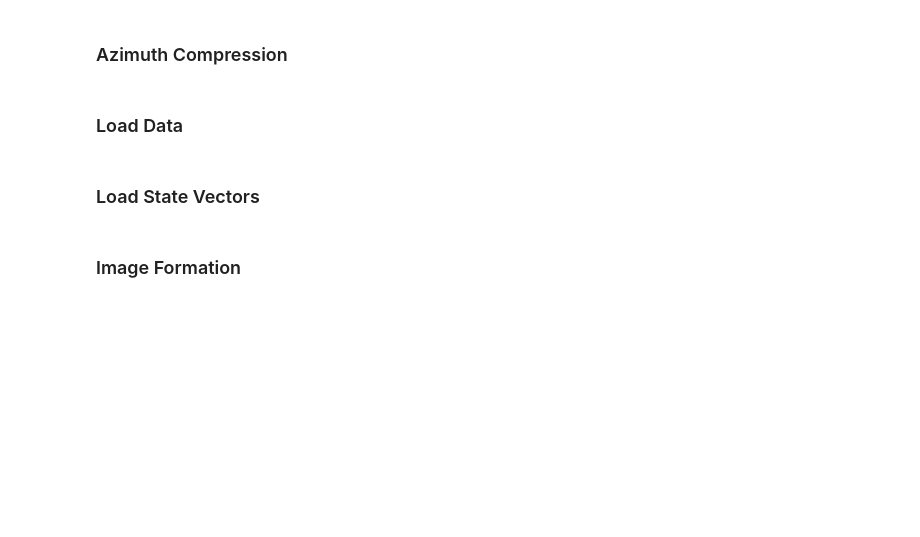
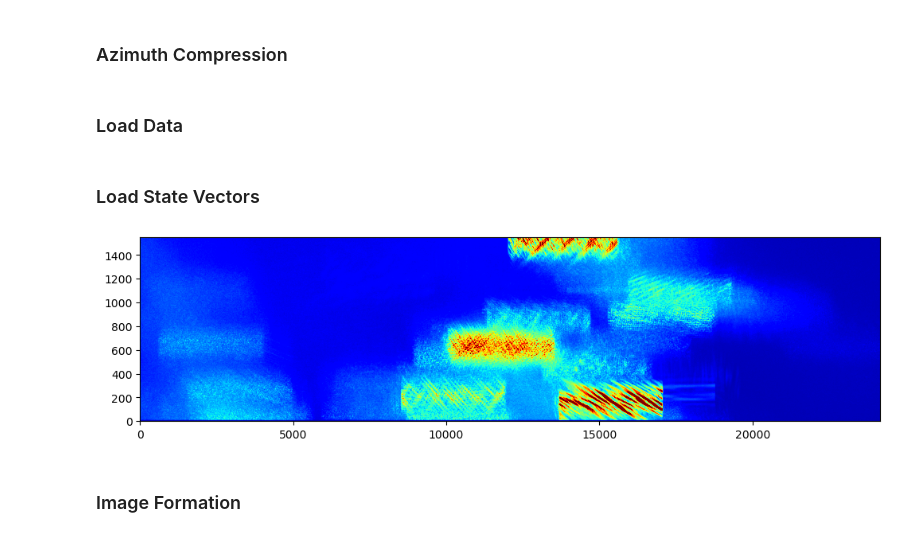
Before and after one commit to AndrewPlayer3/sar_processing, a Jupyter notebook: s1_level0/level_1.ipynb, the cells around one changed output. Cells and saved outputs as stored; diff of their text form; code cells hidden in the pictures; blank space fills up the shorter version.

```diff
--- a/s1_level0/level_1.ipynb
+++ b/s1_level0/level_1.ipynb
@@ -43,7 +44,8 @@ def plot_signals(signals, title="", xlabel="", ylabel="", aspect="auto", do_norm
     else:
         %matplotlib inline
 
-    signals = norm(signals)
+    # signals = norm(signals)
+    signals = np.abs(signals)
     mean = np.mean(signals)
     std = np.std(signals)
     vmin = mean - std
@@ -55,6 +57,40 @@ def plot_signals(signals, title="", xlabel="", ylabel="", aspect="auto", do_norm
     plt.xlabel(xlabel)
     plt.ylabel(ylabel)
     plt.title(title)
+
+def plot_signal_components(signal, scale=(None, None), fft_size=128, sample_rate=3*1e+8, title="", size=(6, 12)):
+    start_time = 0
+    end_time = start_time + signal.shape[0]
+    t = np.linspace(0, end_time, signal.shape[0])
+    fig, (ax1, ax2, ax3) = plt.subplots(3, 1, figsize=(size[1], size[0]))
+    ax1.plot(t, signal.imag, linewidth=0.75, label='Imaginary Part', color="red")
+    ax1.plot(t, signal.real, linewidth=0.75, label='Real Part', color="darkblue")
+    ax1.set_title(title)
+    ax1.set_xlabel("Time (us)")
+    ax1.set_ylabel("Amplitude")
+    ax1.legend(loc="lower right")
+    ax1.grid(True)
+    ax1.set_xlim([t[0], t[-1]])
+    ax2.plot(t, np.unwrap(np.angle(signal)), linewidth=0.75, color="red")
+    ax2.set_xlabel("Time (us)")
+    ax2.set_ylabel("Phase")
+    ax2.grid(True)
+    ax2.set_xlim([t[0], t[-1]])
+    if scale is not None:
+        ax3.specgram(signal, NFFT=fft_size, Fs=sample_rate, noverlap=fft_size-1, cmap='seismic', vmin=scale[0], vmax=scale[1], window=mlab.window_hanning, aspect='equal')
+    else:
+        ax3.specgram(signal, NFFT=fft_size, Fs=sample_rate, noverlap=fft_size-1, cmap='seismic', aspect='equal')
+    ax3.set_xlabel("Time (us)")
+    ax3.set_ylabel("Frequency")
+    plt.tight_layout()
+    plt.subplots_adjust(top=0.75)
+    plt.show()
+
+def save_image(img_data, filename):
+    img = np.abs(img_data) / np.max(np.abs(img_data))
+    from PIL import Image
+    im = Image.fromarray(img)
+    im.save(filename)
 # %% [markdown]
 ### Decoding
 # %%
@@ -552,6 +606,10 @@ velocities = np.asarray([get_velocity(time) for time in az_times])
 positions = np.asarray([get_position(time) for time in az_times])
 quaternions = np.asarray([get_quaternions(time) for time in az_times])
 attitudes = np.asarray([get_attitude(time) for time in az_times])
+# %%
+plot_signals(signals)
+# %% [output]
+[figure, added]
 # %% [markdown]
 ### Image Formation
 # %%
```
Also changed, not shown: parts of 65 cells of this notebook.
